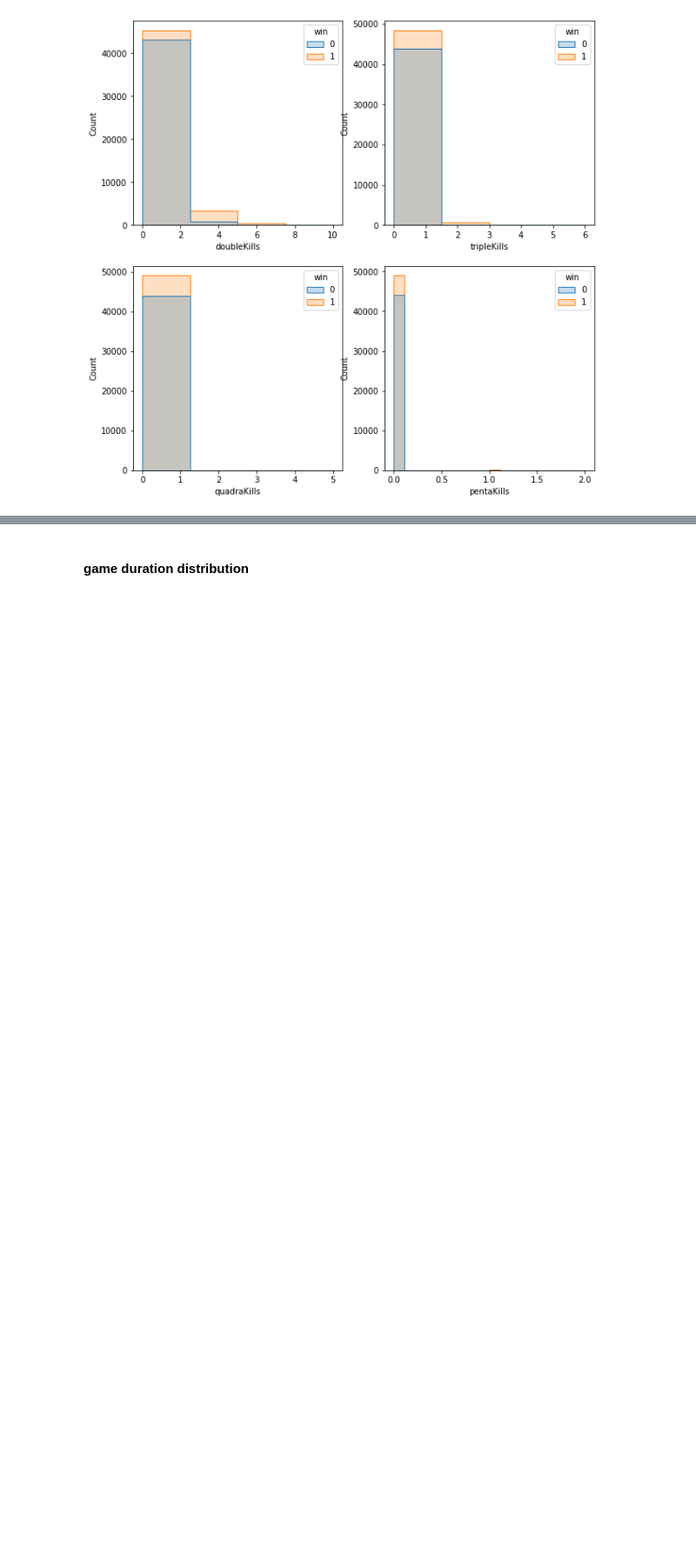
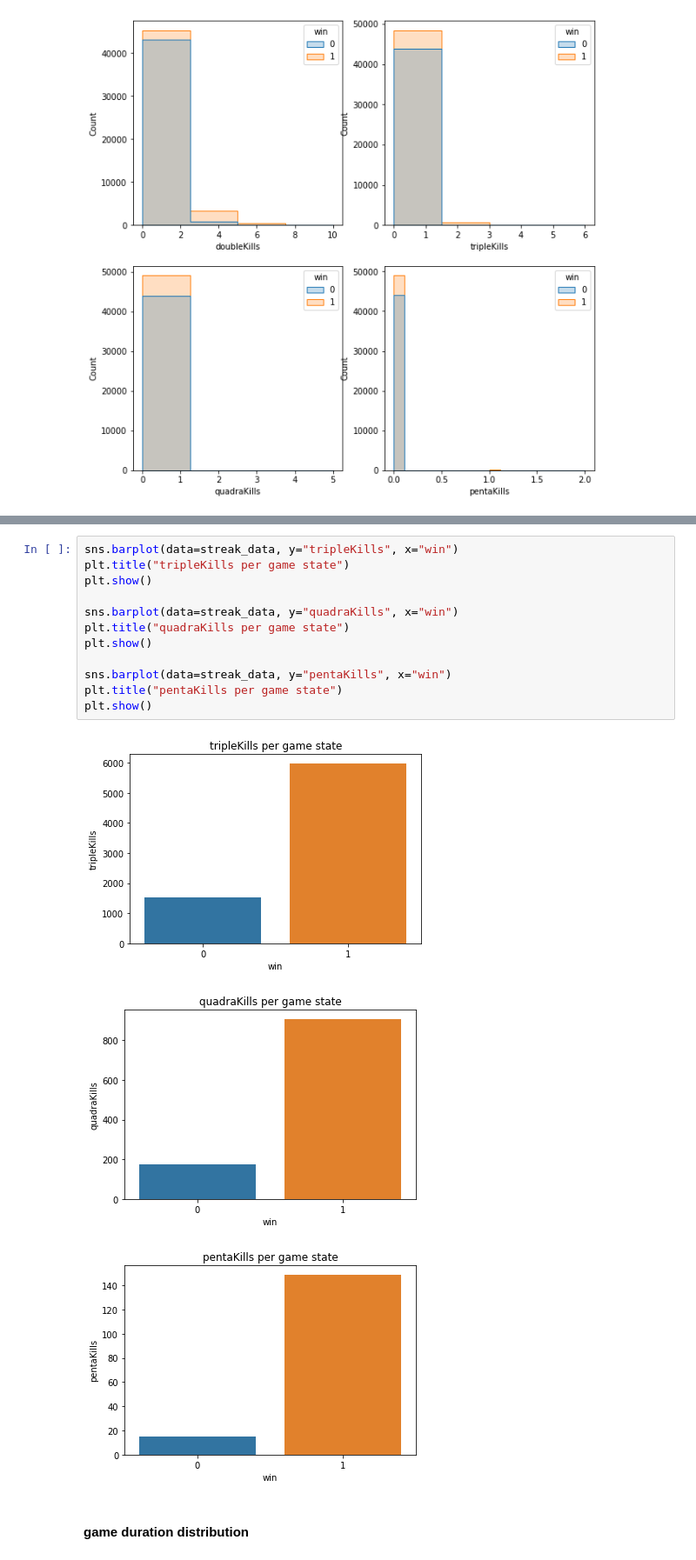
Before and after one commit to hanzopgp/LOLAnalysis, a Jupyter notebook: src/league_data_science.ipynb, the cells around one changed output, grey strips where cells are left out. Shown at 87% size. Cells and saved outputs as stored; diff of their text form; blank space fills up the shorter version.

```diff
--- a/src/league_data_science.ipynb
+++ b/src/league_data_science.ipynb
@@ -191,3 +212,19 @@ plt.show()
+# %%
+sns.barplot(data=streak_data, y="tripleKills", x="win")
+plt.title("tripleKills per game state")
+plt.show()
+
+sns.barplot(data=streak_data, y="quadraKills", x="win")
+plt.title("quadraKills per game state")
+plt.show()
+
+sns.barplot(data=streak_data, y="pentaKills", x="win")
+plt.title("pentaKills per game state")
+plt.show()
+# %% [output]
+[figure, added]
+[figure, added]
+[figure, added]
 # %% [markdown]
 #### game duration distribution
 # %%
```
Also changed, not shown: parts of 98 cells of this notebook.
